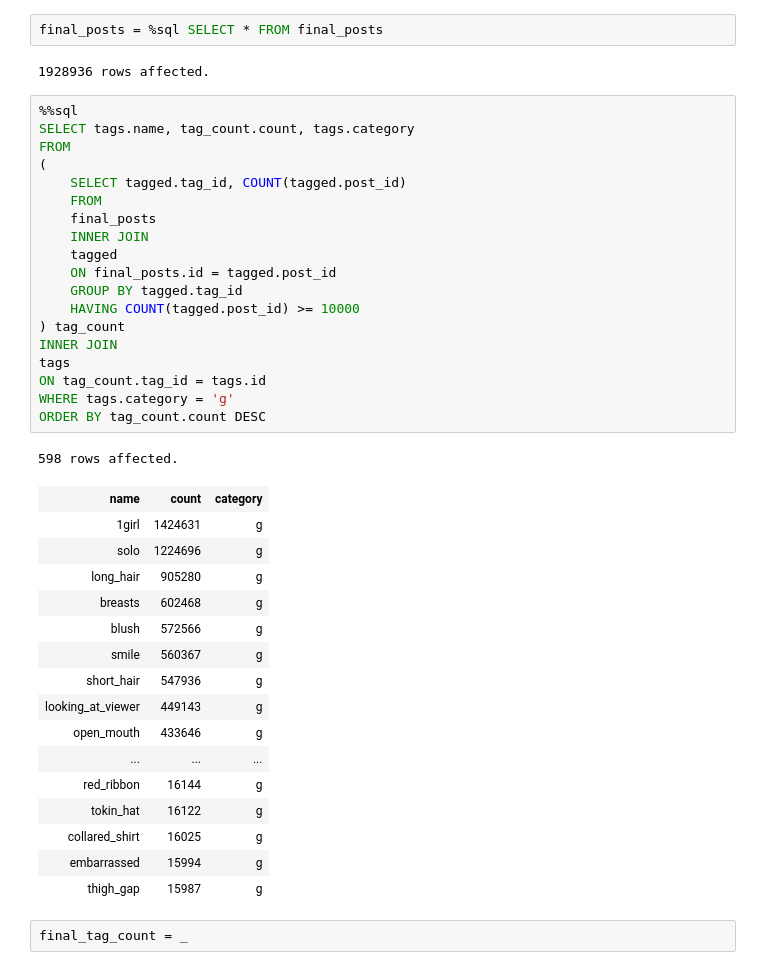
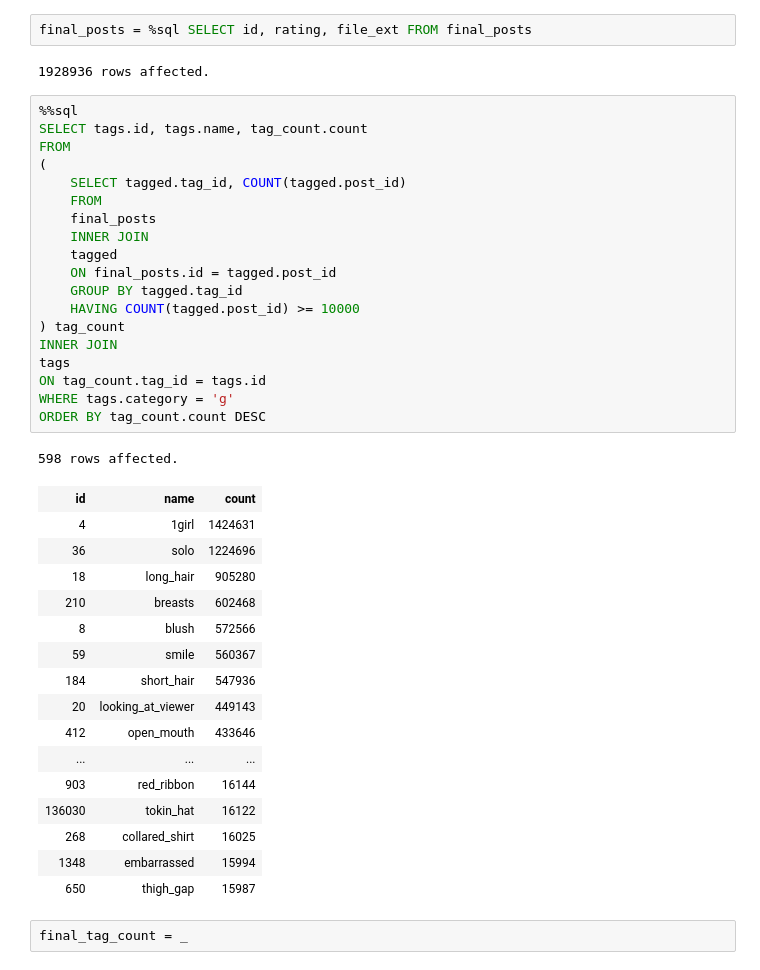
Before and after one commit to leyhline/WaifuNet, a Jupyter notebook: 00-initial-analysis.ipynb, the cells around one changed output. Drawn from its saved outputs; the diff is of its cells as text.

```diff
--- a/00-initial-analysis.ipynb
+++ b/00-initial-analysis.ipynb
@@ -466,45 +466,45 @@ ORDER BY id ASC
 Done.
 []
 # %%
-final_posts = %sql SELECT * FROM final_posts
+final_posts = %sql SELECT id, rating, file_ext FROM final_posts
 # %% [output]
 1928936 rows affected.
 # %%
 %%sql
-SELECT tags.name, tag_count.count, tags.category
+SELECT tags.id, tags.name, tag_count.count
 FROM
 (
     SELECT tagged.tag_id, COUNT(tagged.post_id)
     FROM
     final_posts
     INNER JOIN
     tagged
     ON final_posts.id = tagged.post_id
     GROUP BY tagged.tag_id
     HAVING COUNT(tagged.post_id) >= 10000
 ) tag_count
 INNER JOIN
 tags
 ON tag_count.tag_id = tags.id
 WHERE tags.category = 'g'
 ORDER BY tag_count.count DESC
 # %% [output]
 598 rows affected.
-| name | count | category |
-| 1girl | 1424631 | g |
-| solo | 1224696 | g |
-| long_hair | 905280 | g |
-| breasts | 602468 | g |
-| blush | 572566 | g |
-| smile | 560367 | g |
-| short_hair | 547936 | g |
-| looking_at_viewer | 449143 | g |
-| open_mouth | 433646 | g |
+| id | name | count |
+| 4 | 1girl | 1424631 |
+| 36 | solo | 1224696 |
+| 18 | long_hair | 905280 |
+| 210 | breasts | 602468 |
+| 8 | blush | 572566 |
+| 59 | smile | 560367 |
+| 184 | short_hair | 547936 |
+| 20 | looking_at_viewer | 449143 |
+| 412 | open_mouth | 433646 |
 | ... | ... | ... |
-| red_ribbon | 16144 | g |
-| tokin_hat | 16122 | g |
-| collared_shirt | 16025 | g |
-| embarrassed | 15994 | g |
-| thigh_gap | 15987 | g |
+| 903 | red_ribbon | 16144 |
+| 136030 | tokin_hat | 16122 |
+| 268 | collared_shirt | 16025 |
+| 1348 | embarrassed | 15994 |
+| 650 | thigh_gap | 15987 |
 # %%
 final_tag_count = _
```
Also changed, not shown: parts of 7 cells of this notebook.
